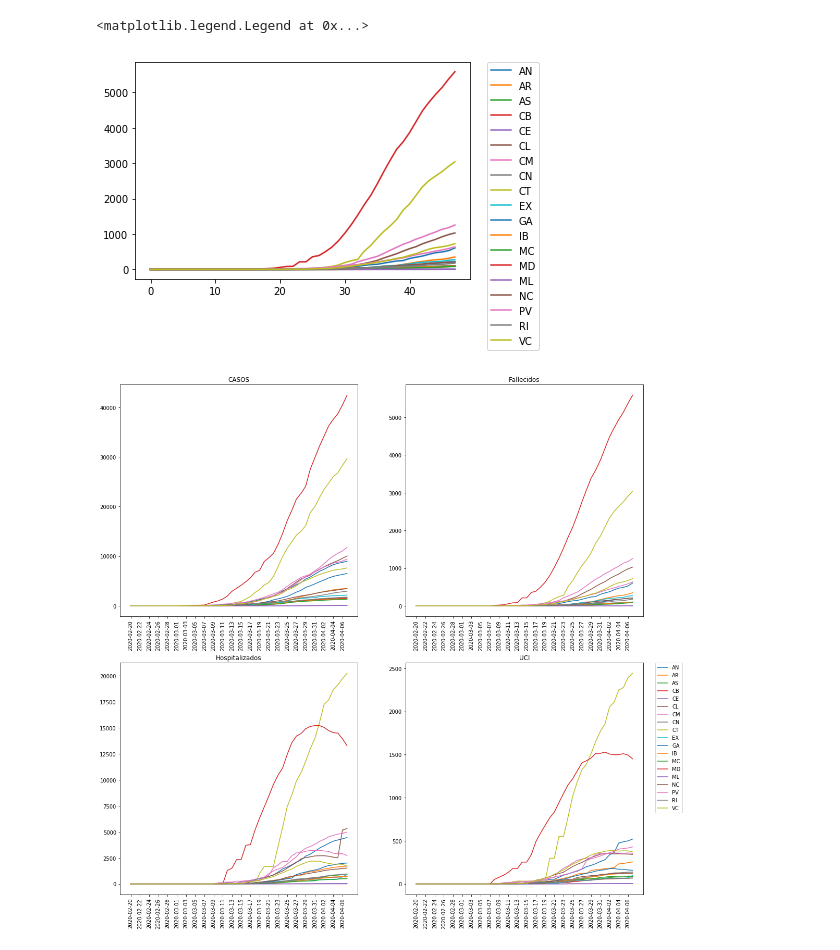
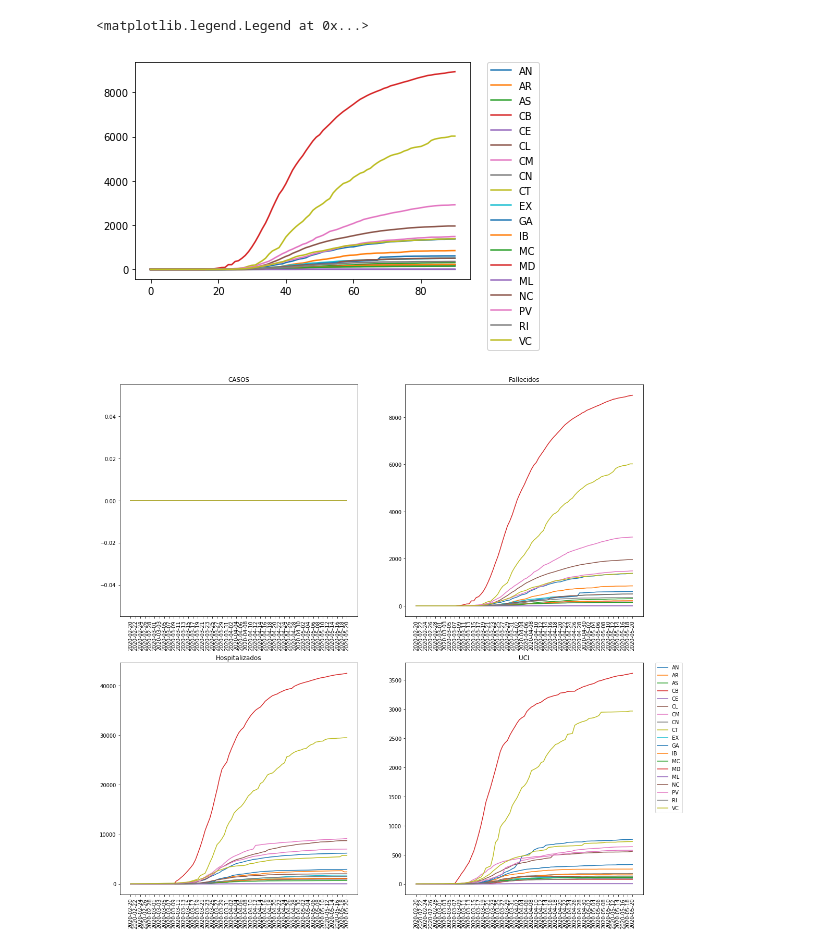
Before and after one commit to RodericGuigoCorominas/ST-Trup-v1, a Jupyter notebook: DatosCovid-19(ciii).ipynb, the cells around one changed output. Saved outputs shown, nothing was run; the diff lists cells and outputs as text; code cells hidden in the pictures.

```diff
--- a/DatosCovid-19(ciii).ipynb
+++ b/DatosCovid-19(ciii).ipynb
@@ -14,14 +15,14 @@ def to_ymd (date):
 ##THEY KEEP CHANGING THE FORMAT OF THE FUCKING FILE!!!!!!
 
 url = 'https://covid19.isciii.es/resources/serie_historica_acumulados.csv'
-dataEsp = pd.read_csv(url, encoding = 'latin1')
+dataEsp = pd.read_csv(url, encoding = 'latin1', error_bad_lines=False)
 dataEsp = dataEsp.fillna(0)
-dataEsp = dataEsp[:-3]
-dataEsp['Fecha'] = dataEsp['FECHA'].apply(to_ymd)
+dataEsp = dataEsp[:-8]
+dataEsp['FECHA'] = dataEsp['FECHA'].apply(to_ymd)
 dataEsp.to_csv('datosciii/covid_ciii' + str(date.today()), encoding = 'latin1')
 
 #Group by CCAA and date
-dataEsp=dataEsp.pivot_table(index='CCAA', columns='Fecha', values=['CASOS','Fallecidos','Hospitalizados','UCI'])
+dataEsp=dataEsp.pivot_table(index='CCAA', columns='FECHA', values=['CASOS','Fallecidos','Hospitalizados','UCI'])
 dataEsp.columns = dataEsp.columns.swaplevel(0,1)
 dataEsp.sort_index(axis=1, level=0, inplace=True)
 
@@ -29,20 +55,20 @@ dates = list(dict.fromkeys(dataEsp.columns.get_level_values(0)))
 # %%
 #tests
 def plotV (var):
-    if var in ['Casos ', 'Fallecidos', 'UCI', 'Hospitalizados']:
+    if var in ['CASOS', 'Fallecidos', 'UCI', 'Hospitalizados']:
         for ccaa in dataEsp.index:
             plt.plot(dates,[dataEsp[d,var][ccaa] for d in dates], label = ccaa)
         plt.legend(bbox_to_anchor = (1.05, 1), loc='upper left', borderaxespad=0.)
         plt.xticks([dates[i] for i in range(len(dates)) if i%2==0], rotation = 'vertical')
         plt.title(var)
         plt.show()
 
 for ccaa in dataEsp.index:
     plt.plot([dataEsp[d,'Fallecidos'][ccaa] for d in dates], label=ccaa)
 plt.legend(bbox_to_anchor=(1.05, 1), loc='upper left', borderaxespad=0.)
 # %% [output]
 <matplotlib.legend.Legend at 0x...>
-[figure, old version]
+[figure, new version]
 # %%
 plt.figure(figsize=(18,18))
 for i in range(4):
@@ -56,7 +82,7 @@ plt.legend(bbox_to_anchor = (1.05, 1), loc='upper left', borderaxespad=0.)
 plt.savefig('plots_byccaa/allccaa'+str(date.today()))
 plt.show()
 # %% [output]
-[figure, old version]
+[figure, new version]
 # %%
 dataEsp
 # %% [output]
```
Also changed, not shown: parts of 4 cells of this notebook, 8 other files.
